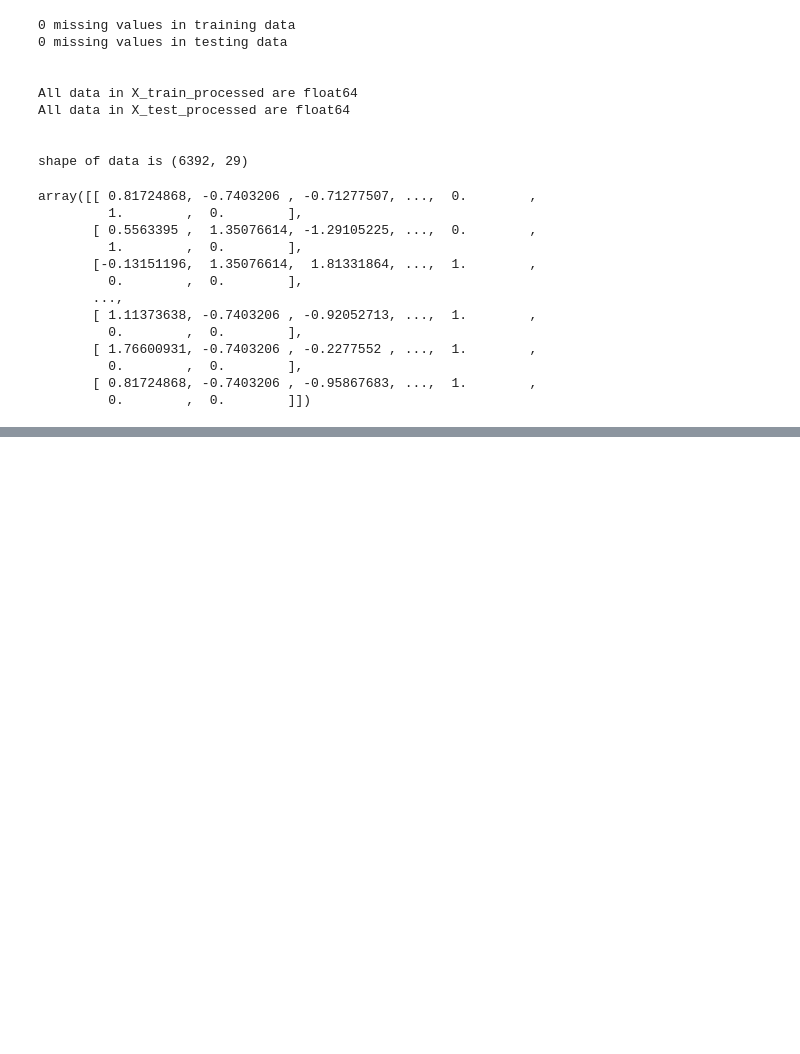
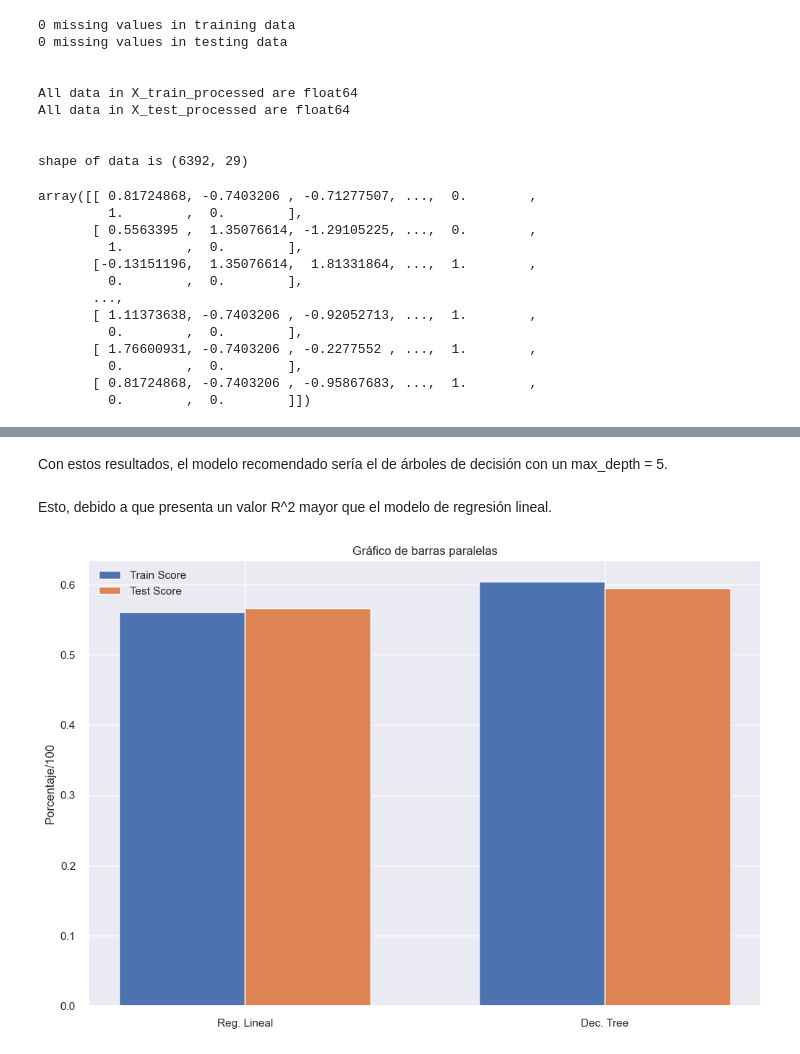
Before and after one commit to fabianestayt/predicciones-de-ventas, a Jupyter notebook: Predicciones.ipynb, the cells around one changed output, grey strips where cells are left out. Cells and saved outputs as stored; diff of their text form; code cells hidden in the pictures; blank space fills up the shorter version.

```diff
--- a/Predicciones.ipynb
+++ b/Predicciones.ipynb
@@ -687,0 +842,31 @@ array([[ 0.81724868, -0.7403206 , -0.71277507, ...,  0.        ,
+# %% [markdown]
+Con estos resultados, el modelo recomendado sería el de árboles de decisión con un max_depth = 5.
+# %% [markdown]
+Esto, debido a que presenta un valor R^2 mayor que el modelo de regresión lineal.
+# %%
+datos1 = [r2_train, train_5_score]
+datos2 = [r2_test, test_5_score]
+
+posiciones = np.arange(len(datos1))
+
+# Configurar el ancho de las barras
+ancho = 0.35
+
+# Crear el gráfico de barras
+fig, ax = plt.subplots()
+barras1 = ax.bar(posiciones - ancho/2, datos1, ancho, label='Train Score')
+barras2 = ax.bar(posiciones + ancho/2, datos2, ancho, label='Test Score')
+
+# Configurar las etiquetas de las barras en el eje X
+ax.set_xticks(posiciones)
+ax.set_xticklabels(['Reg. Lineal', 'Dec. Tree'])
+
+# Configurar las etiquetas de los ejes y el título del gráfico
+ax.set_ylabel('Porcentaje/100')
+ax.set_title('Gráfico de barras paralelas')
+
+# Mostrar la leyenda y el gráfico
+ax.legend()
+plt.show()
+# %% [output]
+[figure, added]
```
Also changed, not shown: parts of 36 cells of this notebook.
